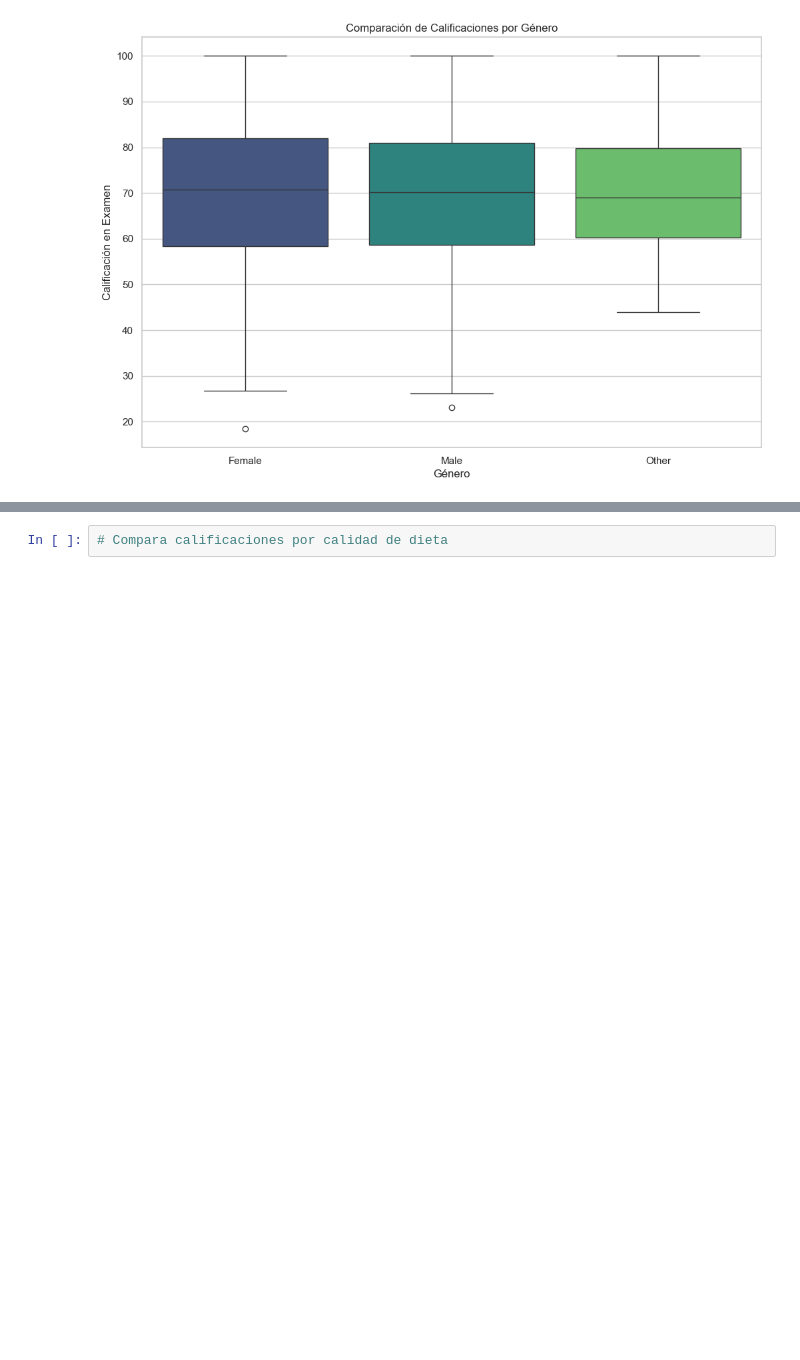
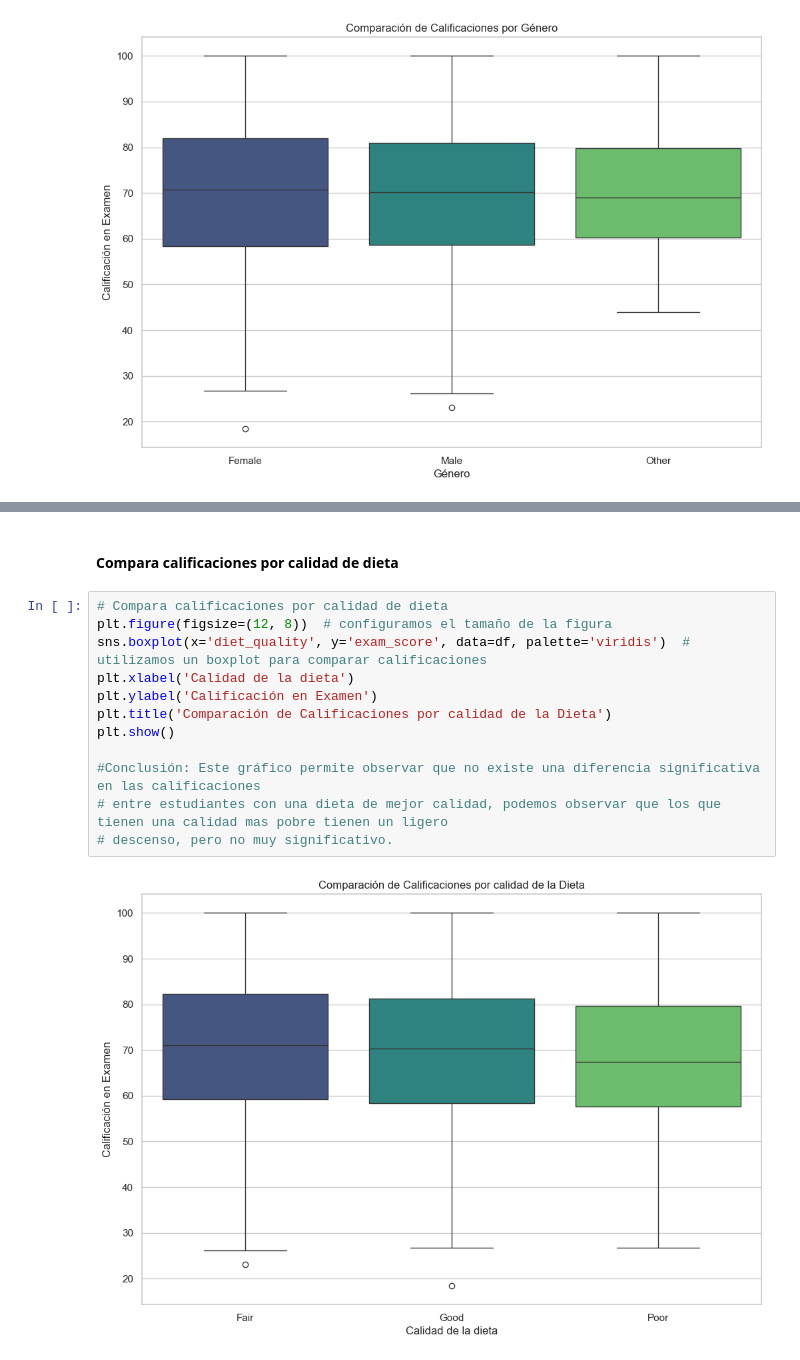
Before and after one commit to vfpomer/performance, a Jupyter notebook: performance.ipynb, the cells around one changed output, grey strips where cells are left out. Cells and saved outputs as stored; diff of their text form; blank space fills up the shorter version.

```diff
--- a/performance.ipynb
+++ b/performance.ipynb
@@ -440,4 +509,18 @@ plt.show()
+# %% [markdown]
+#### Compara calificaciones por calidad de dieta
 # %%
 # Compara calificaciones por calidad de dieta
+plt.figure(figsize=(12, 8))  # configuramos el tamaño de la figura
+sns.boxplot(x='diet_quality', y='exam_score', data=df, palette='viridis')  # utilizamos un boxplot para comparar calificaciones
+plt.xlabel('Calidad de la dieta')
+plt.ylabel('Calificación en Examen')
+plt.title('Comparación de Calificaciones por calidad de la Dieta')
+plt.show()
+
+#Conclusión: Este gráfico permite observar que no existe una diferencia significativa en las calificaciones
+# entre estudiantes con una dieta de mejor calidad, podemos observar que los que tienen una calidad mas pobre tienen un ligero
+# descenso, pero no muy significativo.
+# %% [output]
+[figure, added]
 # %%
 # Compara calificaciones por participación extracurricular
```
Also changed, not shown: parts of 11 cells of this notebook, 1 other file.
